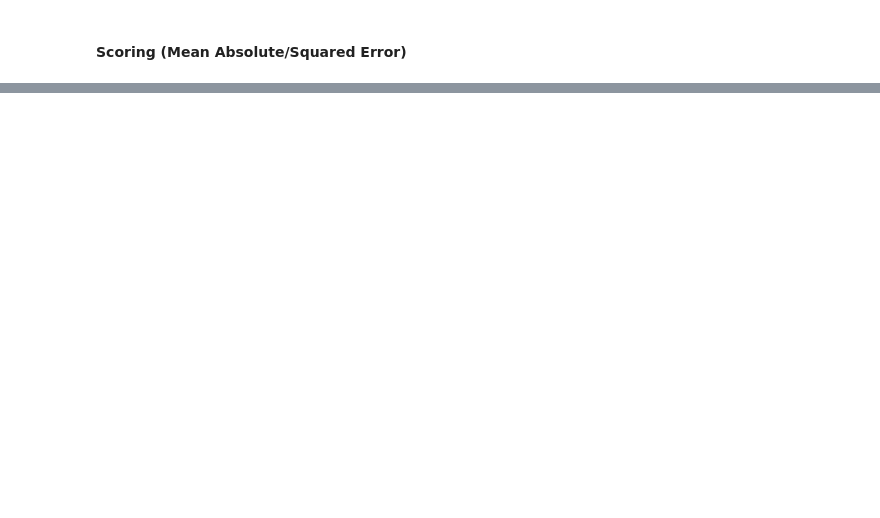
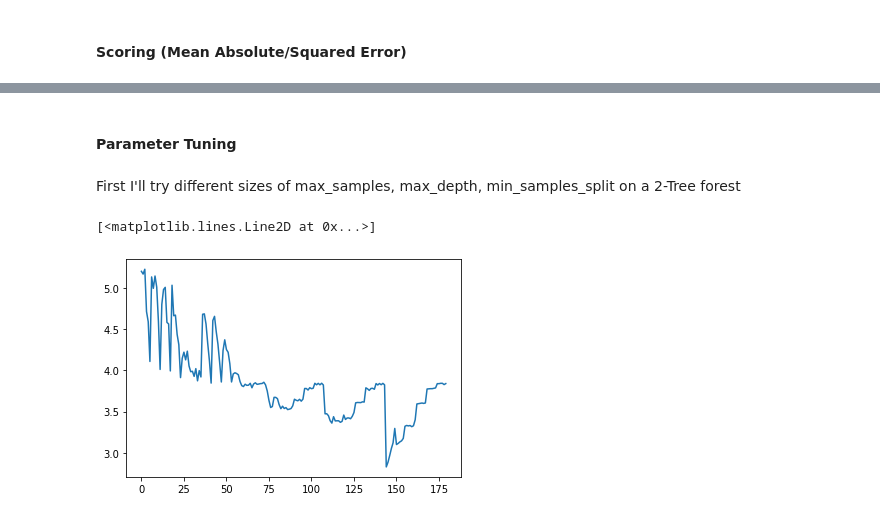
Before and after one commit to stefanhuber1510/marbleProject, a Jupyter notebook: scoring/thirdScoringTest.ipynb, the cells around one changed output, grey strips where cells are left out. Saved outputs shown, nothing was run; the diff lists cells and outputs as text; code cells hidden in the pictures; blank space fills up the shorter version.

Commit message:
Launch Parameter tuning for RFs

```diff
--- a/scoring/thirdScoringTest.ipynb
+++ b/scoring/thirdScoringTest.ipynb
@@ -116,6 +123,4 @@ with open('./intermediate-pickles-scoring2/finalFrame2.pkl', 'rb') as inp:
 # %%
-data1 = data1.dropna() #loose here 10-20% of data
-data2 = data2.dropna()
 data1.reset_index(inplace=True,drop=True)
 data2.reset_index(inplace=True,drop=True)
 print("Data1 has records ",len(data1))
@@ -189,16 +206,26 @@ predTest2=regressor2.predict(x_test2)
 # %%
 from sklearn.dummy import DummyRegressor
+
+# Data1
 dummyRegressor1 = DummyRegressor()
 dummyRegressor1.fit(X_train1,Y_train1)
 
 predTrainDumm1=dummyRegressor1.predict(X_train1)
 predTestDumm1=dummyRegressor1.predict(x_test1)
 
+#Data2
 dummyRegressor2 = DummyRegressor()
 dummyRegressor2.fit(X_train2,Y_train2)
 
 predTrainDumm2=dummyRegressor2.predict(X_train2)
 predTestDumm2=dummyRegressor2.predict(x_test2)
+
+#Data B
+dummyRegressorB = DummyRegressor()
+dummyRegressorB.fit(X_trainB,Y_trainB)
+
+predTrainDummB=dummyRegressorB.predict(X_trainB)
+predTestDummB=dummyRegressorB.predict(x_testB)
 # %% [markdown]
 #### Scoring (Mean Absolute/Squared Error)
 # %%
@@ -257,0 +344,40 @@ Dummy Testing   :  38.80865347982537
+# %% [markdown]
+#### Parameter Tuning
+# %% [markdown]
+First I'll try different sizes of max_samples, max_depth, min_samples_split on a 2-Tree forest
+# %%
+scoresTrain = []
+scoresTest = []
+
+length = 328111
+max_samplesF = [0.001,0.01,0.1,0.2,0.5,1.0]
+max_depthF = [24,16,12,8,4,2]
+min_samples_splitF = [2,3,5,10,20,100]
+
+print("done")
+for k in max_samplesF:
+    localTrain2= []
+    localTest2 = []
+    for j in max_depthF:
+        localTrain1= []
+        localTest1 = []
+        for i in min_samples_splitF:
+            regressorN = RandomForestRegressor(max_depth=j, max_samples=k,
+                                               min_samples_split = i, bootstrap=True, n_jobs=-1,
+                                               n_estimators=2, verbose=True)
+            regressorN.fit(X_trainB,Y_trainB)
+
+            localTrain1.append(np.mean(np.abs(regressorN.predict(x_testB)-y_testB))) #do also train
+            localTest1.append(np.mean(np.abs(regressorN.predict(X_trainB)-Y_trainB)))
+        localTrain2.append(localTrain1)
+        localTest2.append(localTest1)
+        del regressorN
+    scoresTrain.append(localTrain2)
+    scoresTest.append(localTest2)
+# %%
+scoresVis = np.array(scoresTest)
+from matplotlib import pyplot as plt
+plt.plot(scoresVis.flatten())
+# %% [output]
+[<matplotlib.lines.Line2D at 0x...>]
+[figure, added]
```
Also changed, not shown: parts of 24 cells of this notebook, 3 other files.
